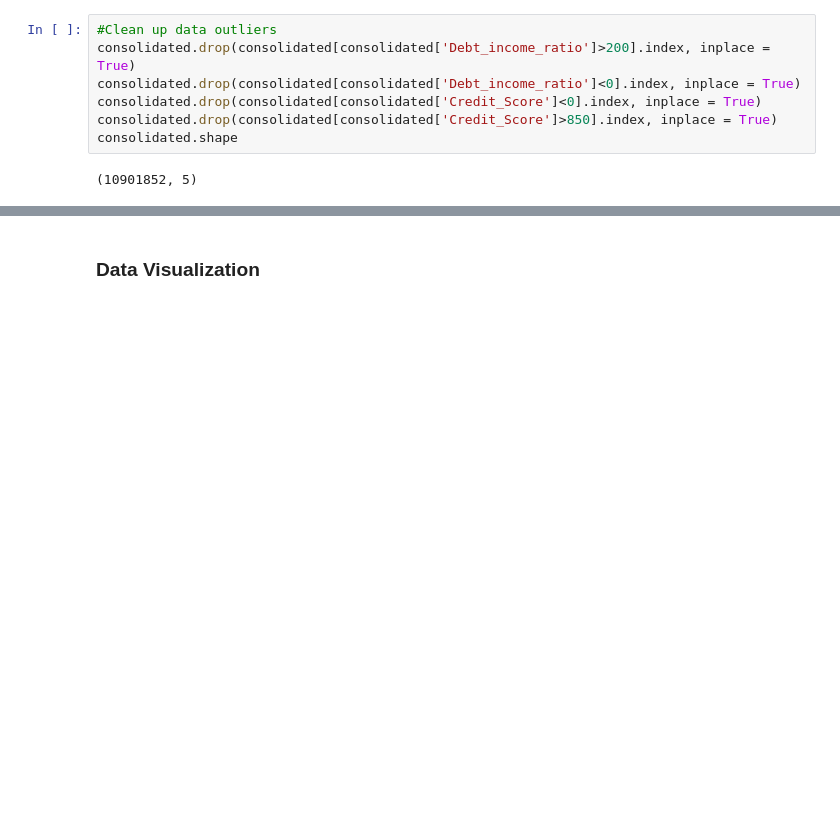
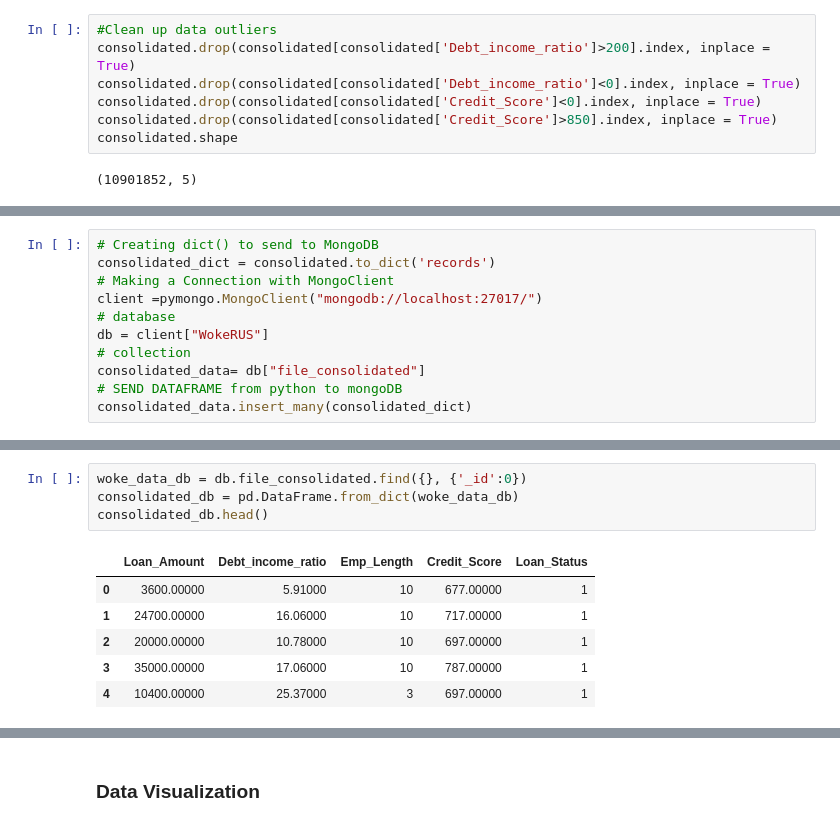
Before and after one commit to nitishsingh158/WokeRUs, a Jupyter notebook: lending_data.ipynb, the cells around one changed output, grey strips where cells are left out. Cells and saved outputs as stored; diff of their text form; blank space fills up the shorter version.

Commit message:
update code for database.

```diff
--- a/lending_data.ipynb
+++ b/lending_data.ipynb
@@ -231,0 +263,11 @@ consolidated.shape
+# %%
+# Creating dict() to send to MongoDB
+consolidated_dict = consolidated.to_dict('records')
+# Making a Connection with MongoClient
+client =pymongo.MongoClient("mongodb://localhost:27017/")
+# database
+db = client["WokeRUS"]
+# collection
+consolidated_data= db["file_consolidated"]
+# SEND DATAFRAME from python to mongoDB
+consolidated_data.insert_many(consolidated_dict)
@@ -232,2 +299,13 @@ consolidated.shape
+# %%
+woke_data_db = db.file_consolidated.find({}, {'_id':0})
+consolidated_db = pd.DataFrame.from_dict(woke_data_db)
+consolidated_db.head()
+# %% [output]
+|  | Loan_Amount | Debt_income_ratio | Emp_Length | Credit_Score | Loan_Status |
+| 0 | 3600.00000 | 5.91000 | 10 | 677.00000 | 1 |
+| 1 | 24700.00000 | 16.06000 | 10 | 717.00000 | 1 |
+| 2 | 20000.00000 | 10.78000 | 10 | 697.00000 | 1 |
+| 3 | 35000.00000 | 17.06000 | 10 | 787.00000 | 1 |
+| 4 | 10400.00000 | 25.37000 | 3 | 697.00000 | 1 |
 # %%
 # Inital Run by sampling the small subset of data  to make sure the code runs
```
Also changed, not shown: parts of 8 cells of this notebook.
